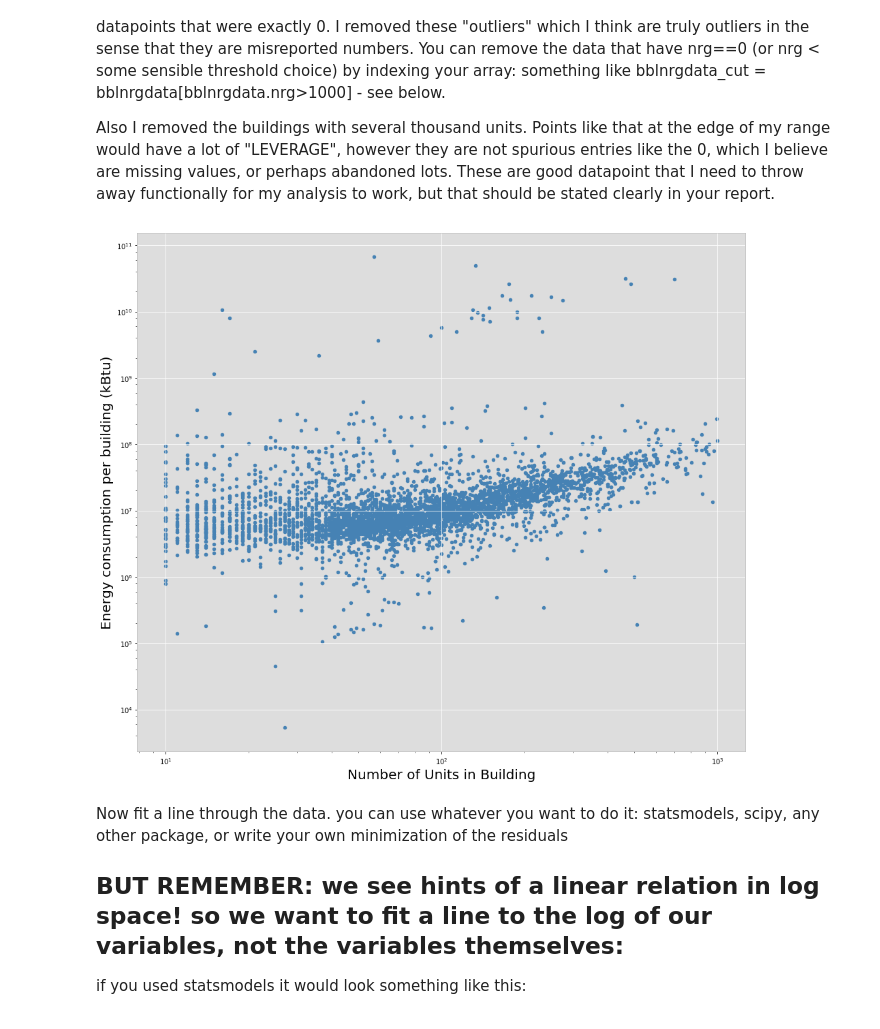
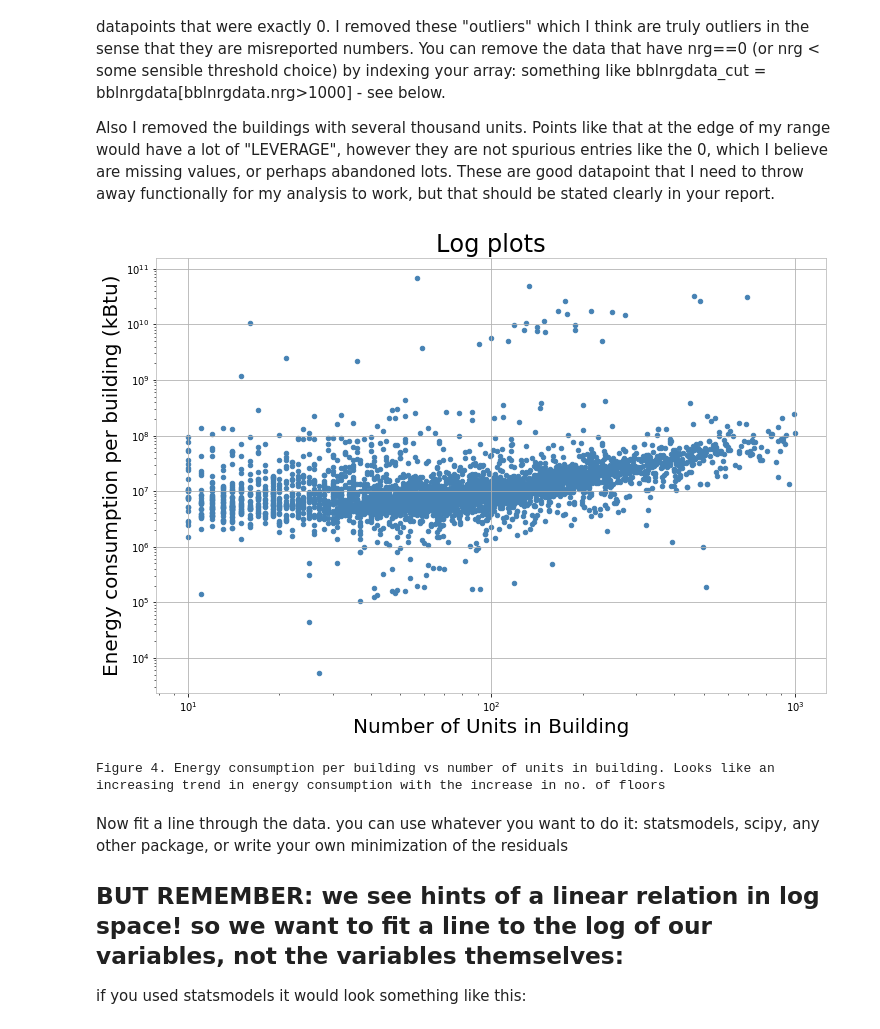
Before and after one commit to rxl204/PUI2017_pak348, a Jupyter notebook: HW6_pak348/building_nrg_instructions.ipynb, the cells around one changed output. Cells and saved outputs as stored; diff of their text form; code cells hidden in the pictures.

```diff
--- a/HW6_pak348/building_nrg_instructions.ipynb
+++ b/HW6_pak348/building_nrg_instructions.ipynb
@@ -176,0 +263,4 @@ bblnrgdata.shape
+# %%
+
+bblnrgdata = bblnrgdata.rename(columns={'Reported Property Floor Area (Building(s)) (ft²)': 'Floor Area(ft²)'})
+bblnrgdata.head()
@@ -177,10 +274,4 @@ bblnrgdata.shape
 # %%
-# prepare your BBL columns
-nrg.rename...
-#merge
-bblnrgdata = pd.merge(...)
-
-
 # Now the scatter matrix plot should show more columns.
-scatter_matrix (bblnrgdata, s=30, figsize=(16, 16));
+scatter_matrix (bblnrgdata, s=100, figsize=(16, 16));
 # %% [output]
@@ -210,0 +290,2 @@ Text(0,0.5,'number of units')
+# %%
+bblnrgdata['Energy_Total'] = bblnrgdata['Site EUI(kBtu/ft2)'] * bblnrgdata['Floor Area(ft²)']
@@ -225,20 +333,25 @@ Also I removed the buildings with several thousand units. Points like that at th
 # %%
 #you may need to change the name of this column under some versions of pandas
 #(ft²) may throw an error due to the funny character depending on encoding
-bblnrgdata['Reported Property Floor Area (Building(s))'] = bblnrgdata['Reported Property Floor Area (Building(s)) (ft²)']
+bblnrgdata['Reported Property Floor Area (Building(s))'] = bblnrgdata['Floor Area(ft²)']
 # %%
 # I have the energy per sq foot in the data, I need the total energy though
-bblnrgdata['nrg'] = ...
-
-bblnrgdataCut = bblnrgdata[(bblnrgdata.nrg > 1000) * (bblnrgdata.UnitsTotal>=10) *
+bblnrgdataCut = bblnrgdata[(bblnrgdata['Energy_Total'] > 1000) & (bblnrgdata.UnitsTotal>=10) &
                            (bblnrgdata.UnitsTotal<1000)]
 
-ax = bblnrgdataCut.plot(kind='scatter', y='nrg', x='UnitsTotal',
-                   marker='o',  figsize=(16, 14), loglog=True)
-yl = ax.set_xlabel("Number of Units in Building", fontsize=20)
-xl = ax.set_ylabel("Energy consumption per building (kBtu)", fontsize=20)
+
+ax = bblnrgdataCut.plot(kind='scatter', y='Energy_Total', x='UnitsTotal',
+                        marker='o',  figsize=(12, 8), loglog=True)
+ax.set_xlabel("Number of Units in Building", fontsize=20)
+ax.set_ylabel("Energy consumption per building (kBtu)", fontsize=20)
+ax.set_title("Log plots", fontsize = 24)
+
+pl.show()
+print ("Figure 4. Energy consumption per building vs number of units in building. " +
+       "Looks like an increasing trend in energy consumption with the increase in no. of floors")
 # %% [output]
-[figure, old version]
+[figure, new version]
+Figure 4. Energy consumption per building vs number of units in building. Looks like an increasing trend in energy consumption with the increase in no. of floors
 # %% [markdown]
 Now fit a line through the data. you can use whatever you want to do it: statsmodels, scipy, any other package, or write your own minimization of the residuals
 
```
Also changed, not shown: parts of 50 cells of this notebook, 1 other file.
